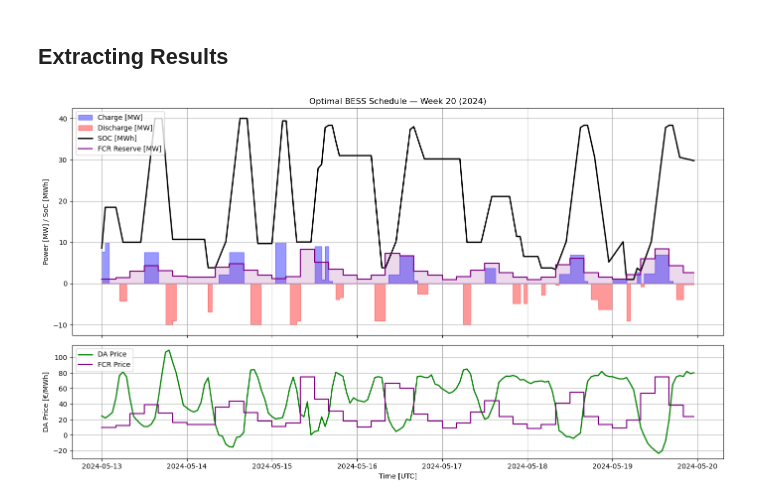
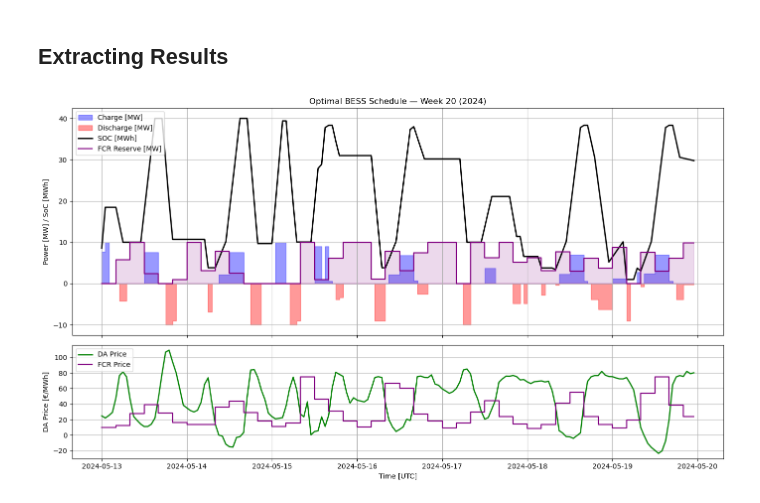
Before and after one commit to epaupe/Energy-Later, a Jupyter notebook: Optimal_Dispatch_Model_DA_FCR_rolling.ipynb, the cells around one changed output. Drawn from its saved outputs; the diff is of its cells as text; code cells hidden in the pictures.

Commit message:
fixed plotting error

```diff
--- a/Optimal_Dispatch_Model_DA_FCR_rolling.ipynb
+++ b/Optimal_Dispatch_Model_DA_FCR_rolling.ipynb
@@ -112,7 +112,7 @@ def solve_da_fcr(
     battery_capacity=40.0,
     soc_min=1.0,
     charge_rate_bounds=(0.0, 10.0),
-    discharge_rate_bounds=(0.0, 10.0),
+    discharge_rate_bounds=(0, 10.0),
     efficiency=0.99,
     self_discharge_rate=0.0,
     minimum_bid_FCR=1.0,
@@ -301,6 +301,7 @@ while current_time + pd.Timedelta(hours=apply_hours) <= end_time: ##loop 24h at
             "charge_mw": charge[t],
             "discharge_mw": discharge[t],
             "soc_mwh": soc_profile[t + 1],
+            "fcr_reserve_mw": fcr_volume[t // granularity_FCR],
             "price_eur_mwh": block_apply["price_eur_mwh"].iloc[t],
         })
 
@@ -359,6 +360,8 @@ Charge_week = dispatch_df["charge_mw"].iloc[start_idx:end_idx].to_numpy()
 Discharge_week = dispatch_df["discharge_mw"].iloc[start_idx:end_idx].to_numpy()
 SOC_week = dispatch_df["soc_mwh"].iloc[start_idx:end_idx].to_numpy()
 Price_week = dispatch_df["price_eur_mwh"].iloc[start_idx:end_idx].to_numpy()
+FCR_reserve_week = dispatch_df["fcr_reserve_mw"].iloc[start_idx:end_idx].to_numpy()
+
 
 # --- Expand FCR prices (4h → 1h) for plotting ---
 FCR_price_hourly = np.repeat(merged_FCR["Preis"].to_numpy(), granularity_FCR)
@@ -368,36 +371,35 @@ FCR_price_week = FCR_price_hourly[start_idx:end_idx]
 # --- Prepare a placeholder FCR reserve signal (visual only) ---
 # Here we simply replicate the structure: nonzero every 4h where prices exist
 # → purely for plotting, not optimization results.
-FCR_hourly = np.repeat(merged_FCR["Preis"].to_numpy() / merged_FCR["Preis"].max() * 10, granularity_FCR)
-FCR_hourly = FCR_hourly[: len(dispatch_df)]
-FCR_week = FCR_hourly[start_idx:end_idx]
+FCR_week = dispatch_df["fcr_reserve_mw"].iloc[start_idx:end_idx].to_numpy()
+
 
 # =====================================================
 # PLOTTING
 # =====================================================
 fig, axs = plt.subplots(2, 1, figsize=(14, 8), sharex=True, gridspec_kw={"height_ratios": [2, 1]})
 
 # --- TOP: Battery operation ---
 axs[0].fill_between(time_week, 0, Charge_week, step="post", alpha=0.4, color="blue", label="Charge [MW]")
 axs[0].fill_between(time_week, 0, -Discharge_week, step="post", alpha=0.4, color="red", label="Discharge [MW]")
-axs[0].fill_between(time_week, 0, FCR_week, step="post", alpha=0.15, color="purple")
+axs[0].fill_between(time_week, 0, FCR_reserve_week, step="post", alpha=0.15, color="purple")
 axs[0].plot(time_week, SOC_week, color="black", linewidth=2, label="SOC [MWh]")
 axs[0].step(time_week, FCR_week, where="post", color="purple", linewidth=1.6, label="FCR Reserve [MW]")
 
 axs[0].set_ylabel("Power [MW] / SoC [MWh]")
 axs[0].grid(True)
 axs[0].legend(loc="upper left")
 axs[0].set_title(f"Optimal BESS Schedule — Week {week_number} ({time_week.dt.year.iloc[0]})")
 
 # --- BOTTOM: Prices ---
 axs[1].plot(time_week, Price_week, color="green", linewidth=1.8, label="DA Price")
 axs[1].step(time_week, FCR_price_week, where="post", color="purple", linewidth=1.6, label="FCR Price")
 axs[1].set_ylabel("DA Price [€/MWh]")
 axs[1].set_xlabel("Time [UTC]")
 axs[1].grid(True)
 axs[1].legend(loc="upper left")
 
 plt.tight_layout()
 plt.show()
 # %% [output]
-[figure, old version]
+[figure, new version]
```
